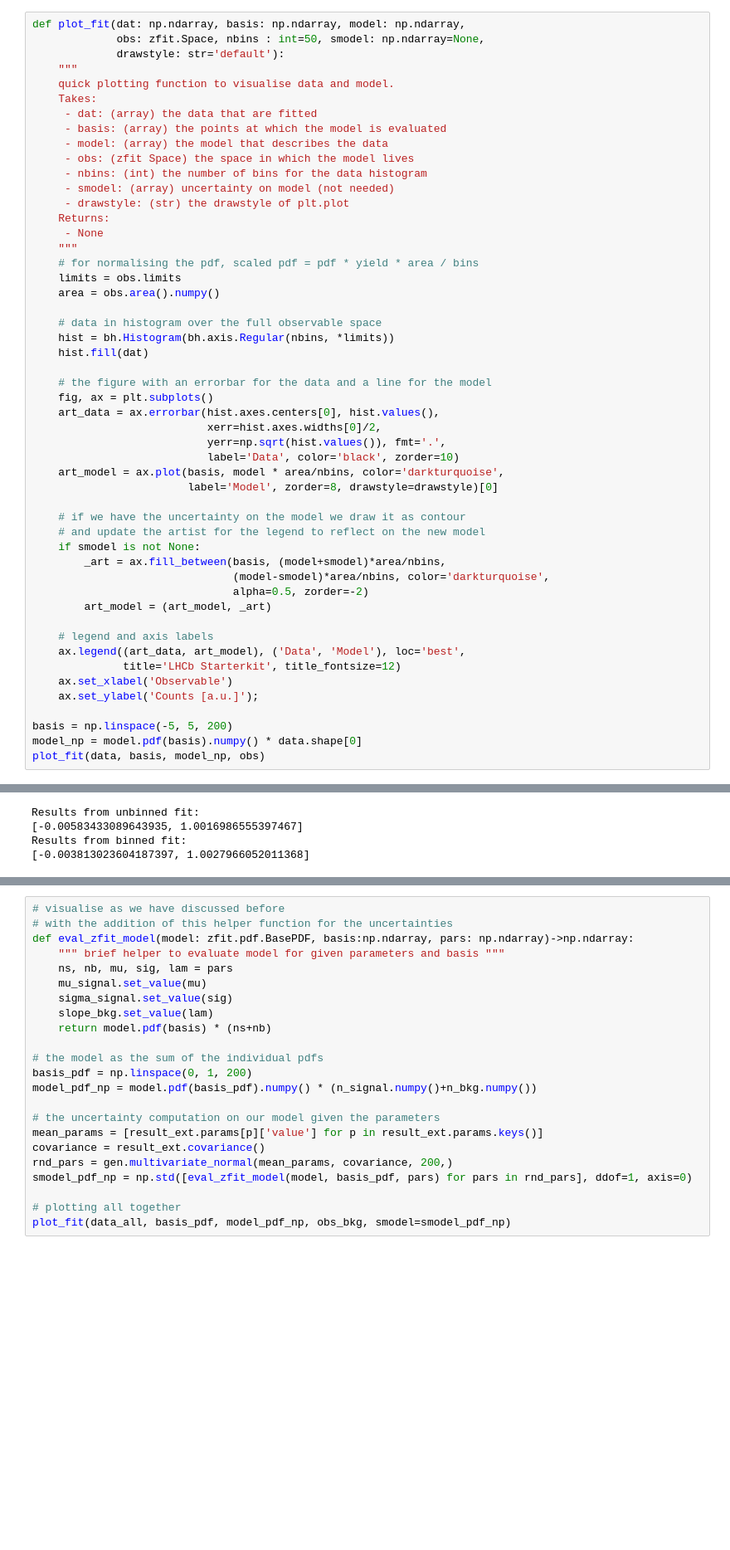
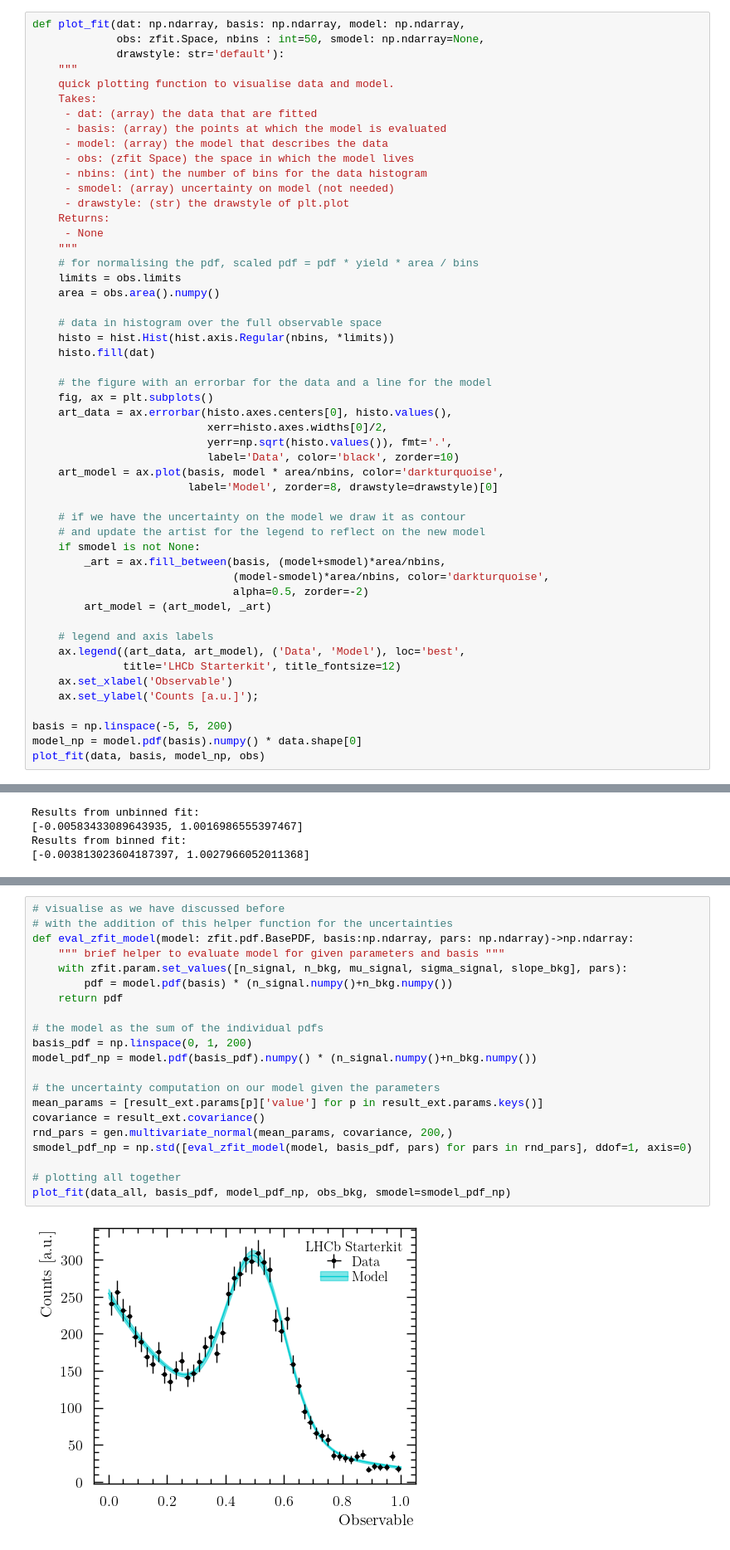
Before and after one commit to schmitse/lhcb-starterkit-2022, a Jupyter notebook: zfitBasics.ipynb, the cells around one changed output, grey strips where cells are left out. Shown at 83% size. Saved outputs shown, nothing was run; the diff lists cells and outputs as text; blank space fills up the shorter version.

```diff
--- a/zfitBasics.ipynb
+++ b/zfitBasics.ipynb
@@ -186,14 +192,14 @@ def plot_fit(dat: np.ndarray, basis: np.ndarray, model: np.ndarray,
     area = obs.area().numpy()
 
     # data in histogram over the full observable space
-    hist = bh.Histogram(bh.axis.Regular(nbins, *limits))
-    hist.fill(dat)
+    histo = hist.Hist(hist.axis.Regular(nbins, *limits))
+    histo.fill(dat)
 
     # the figure with an errorbar for the data and a line for the model
     fig, ax = plt.subplots()
-    art_data = ax.errorbar(hist.axes.centers[0], hist.values(),
-                           xerr=hist.axes.widths[0]/2,
-                           yerr=np.sqrt(hist.values()), fmt='.',
+    art_data = ax.errorbar(histo.axes.centers[0], histo.values(),
+                           xerr=histo.axes.widths[0]/2,
+                           yerr=np.sqrt(histo.values()), fmt='.',
                            label='Data', color='black', zorder=10)
     art_model = ax.plot(basis, model * area/nbins, color='darkturquoise',
                         label='Model', zorder=8, drawstyle=drawstyle)[0]
@@ -547,24 +554,24 @@ slope_bkg               -2.56656       False
 # %%
 # visualise as we have discussed before
 # with the addition of this helper function for the uncertainties
 def eval_zfit_model(model: zfit.pdf.BasePDF, basis:np.ndarray, pars: np.ndarray)->np.ndarray:
     """ brief helper to evaluate model for given parameters and basis """
-    ns, nb, mu, sig, lam = pars
-    mu_signal.set_value(mu)
-    sigma_signal.set_value(sig)
-    slope_bkg.set_value(lam)
-    return model.pdf(basis) * (ns+nb)
+    with zfit.param.set_values([n_signal, n_bkg, mu_signal, sigma_signal, slope_bkg], pars):
+        pdf = model.pdf(basis) * (n_signal.numpy()+n_bkg.numpy())
+    return pdf
 
 # the model as the sum of the individual pdfs
 basis_pdf = np.linspace(0, 1, 200)
 model_pdf_np = model.pdf(basis_pdf).numpy() * (n_signal.numpy()+n_bkg.numpy())
 
 # the uncertainty computation on our model given the parameters
 mean_params = [result_ext.params[p]['value'] for p in result_ext.params.keys()]
 covariance = result_ext.covariance()
 rnd_pars = gen.multivariate_normal(mean_params, covariance, 200,)
 smodel_pdf_np = np.std([eval_zfit_model(model, basis_pdf, pars) for pars in rnd_pars], ddof=1, axis=0)
 
 # plotting all together
 plot_fit(data_all, basis_pdf, model_pdf_np, obs_bkg, smodel=smodel_pdf_np)
+# %% [output]
+[figure, added]
 # %% [markdown]
```
Also changed, not shown: parts of 13 cells of this notebook.
